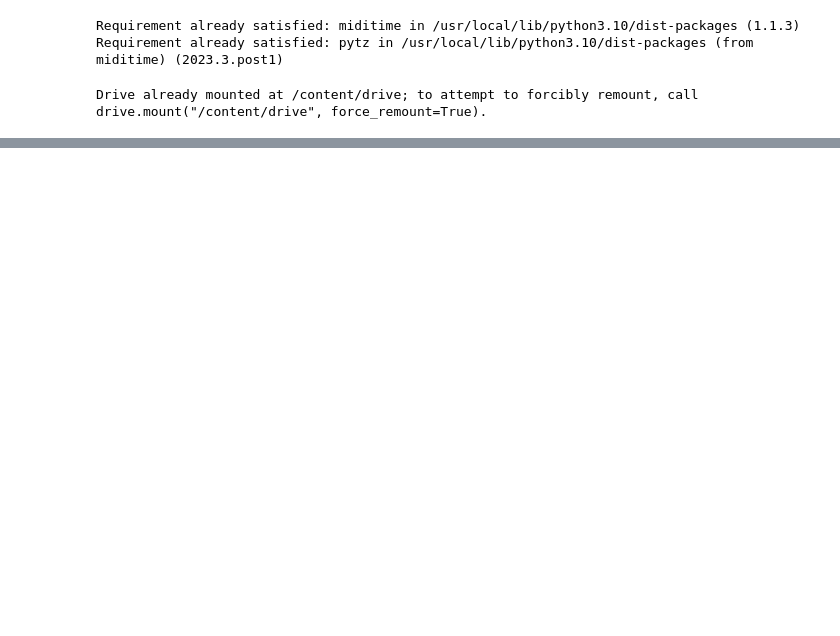
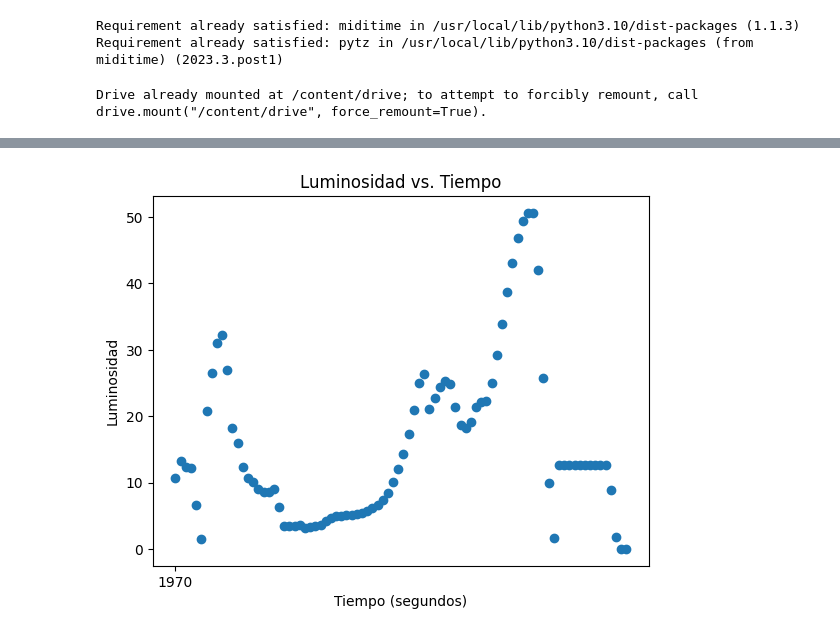
Before and after one commit to Cesarq19/SONICSPACE, a Jupyter notebook: sonficaction data from videos/sonification_videos_data.ipynb, the cells around one changed output, grey strips where cells are left out. Drawn from its saved outputs; the diff is of its cells as text; code cells hidden in the pictures; blank space fills up the shorter version.

```diff
--- a/sonficaction data from videos/sonification_videos_data.ipynb
+++ b/sonficaction data from videos/sonification_videos_data.ipynb
@@ -54,0 +95,8 @@ Drive already mounted at /content/drive; to attempt to forcibly remount, call dr
+# %%
+plt.scatter(data['Tiempo (segundos)'], data['Luminosidad'])
+plt.xlabel('Tiempo (segundos)')
+plt.ylabel('Luminosidad')
+plt.title('Luminosidad vs. Tiempo')
+plt.show()
+# %% [output]
+[figure, added]
```
Also changed, not shown: parts of 7 cells of this notebook.
